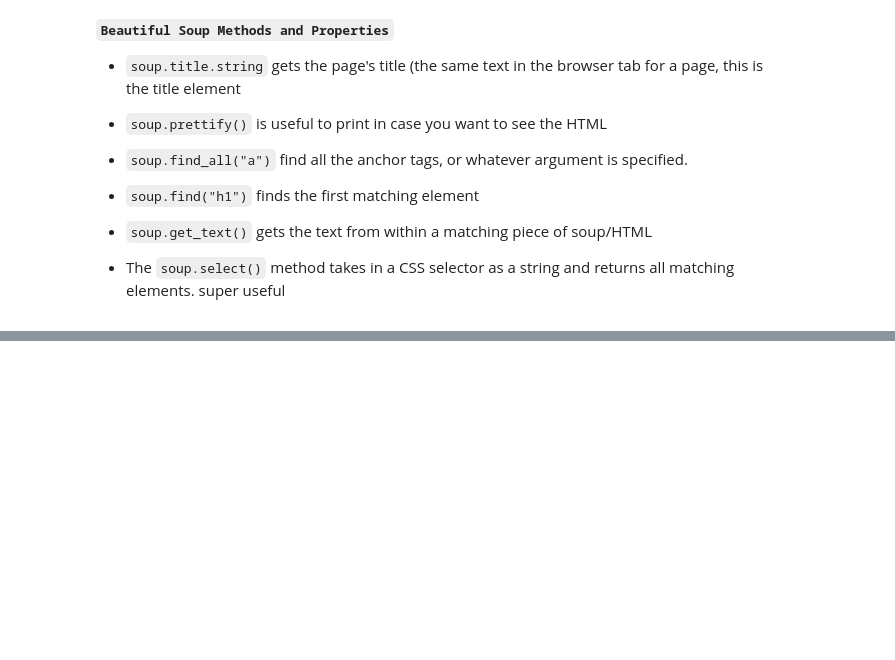
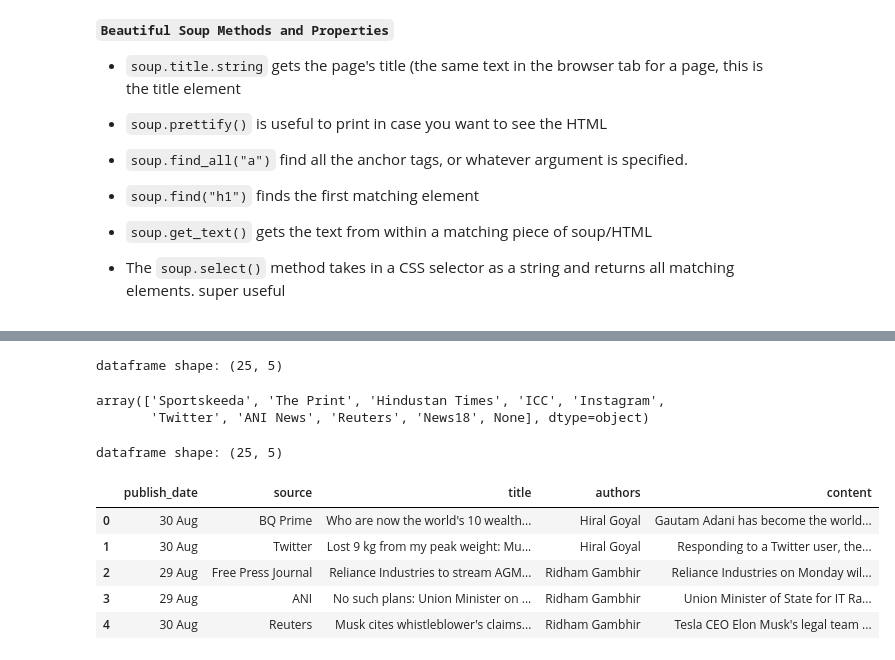
Before and after one commit to mijailmariano/natural-language-processing-exercises, a Jupyter notebook: web_scrapping.ipynb, the cells around one changed output, grey strips where cells are left out. Cells and saved outputs as stored; diff of their text form; code cells hidden in the pictures; blank space fills up the shorter version.

```diff
--- a/web_scrapping.ipynb
+++ b/web_scrapping.ipynb
@@ -89,0 +427,22 @@ bs4.BeautifulSoup
+# %%
+# testing the function on the 'Sports' section
+
+df = get_news_articles('https://inshorts.com/en/read/sports')
+df["source"].unique()
+# %% [output]
+dataframe shape: (25, 5)
+array(['Sportskeeda', 'The Print', 'Hindustan Times', 'ICC', 'Instagram',
+       'Twitter', 'ANI News', 'Reuters', 'News18', None], dtype=object)
+# %%
+# testing the function on the 'Technology' section
+
+df = get_news_articles('https://inshorts.com/en/read/technology')
+df.head()
+# %% [output]
+dataframe shape: (25, 5)
+|  | publish_date | source | title | authors | content |
+| 0 | 30 Aug | BQ Prime | Who are now the world's 10 wealth... | Hiral Goyal | Gautam Adani has become the world... |
+| 1 | 30 Aug | Twitter | Lost 9 kg from my peak weight: Mu... | Hiral Goyal | Responding to a Twitter user, the... |
+| 2 | 29 Aug | Free Press Journal | Reliance Industries to stream AGM... | Ridham Gambhir | Reliance Industries on Monday wil... |
+| 3 | 29 Aug | ANI | No such plans: Union Minister on ... | Ridham Gambhir | Union Minister of State for IT Ra... |
+| 4 | 30 Aug | Reuters | Musk cites whistleblower's claims... | Ridham Gambhir | Tesla CEO Elon Musk's legal team ... |
```
Also changed, not shown: parts of 23 cells of this notebook.
